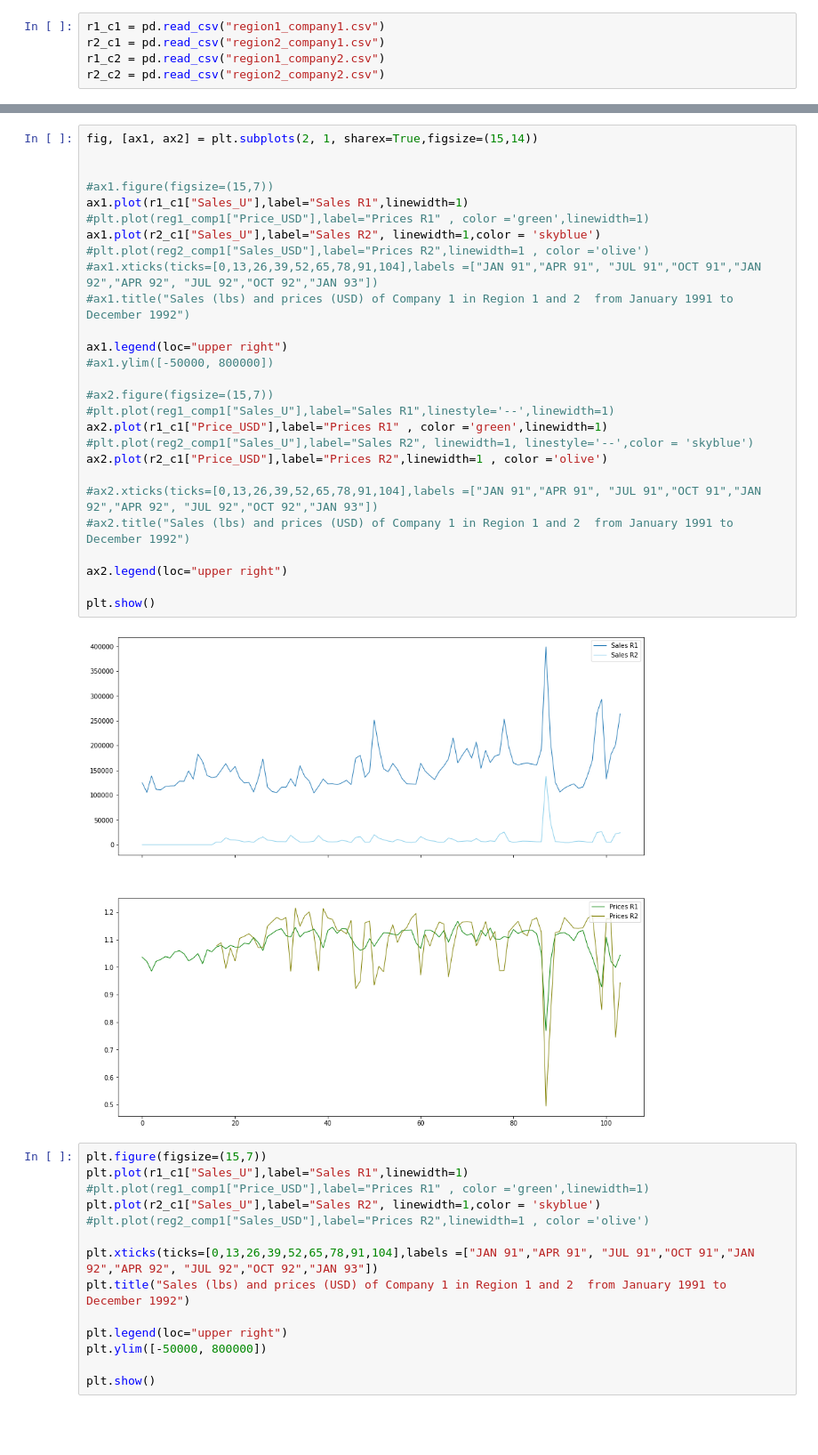
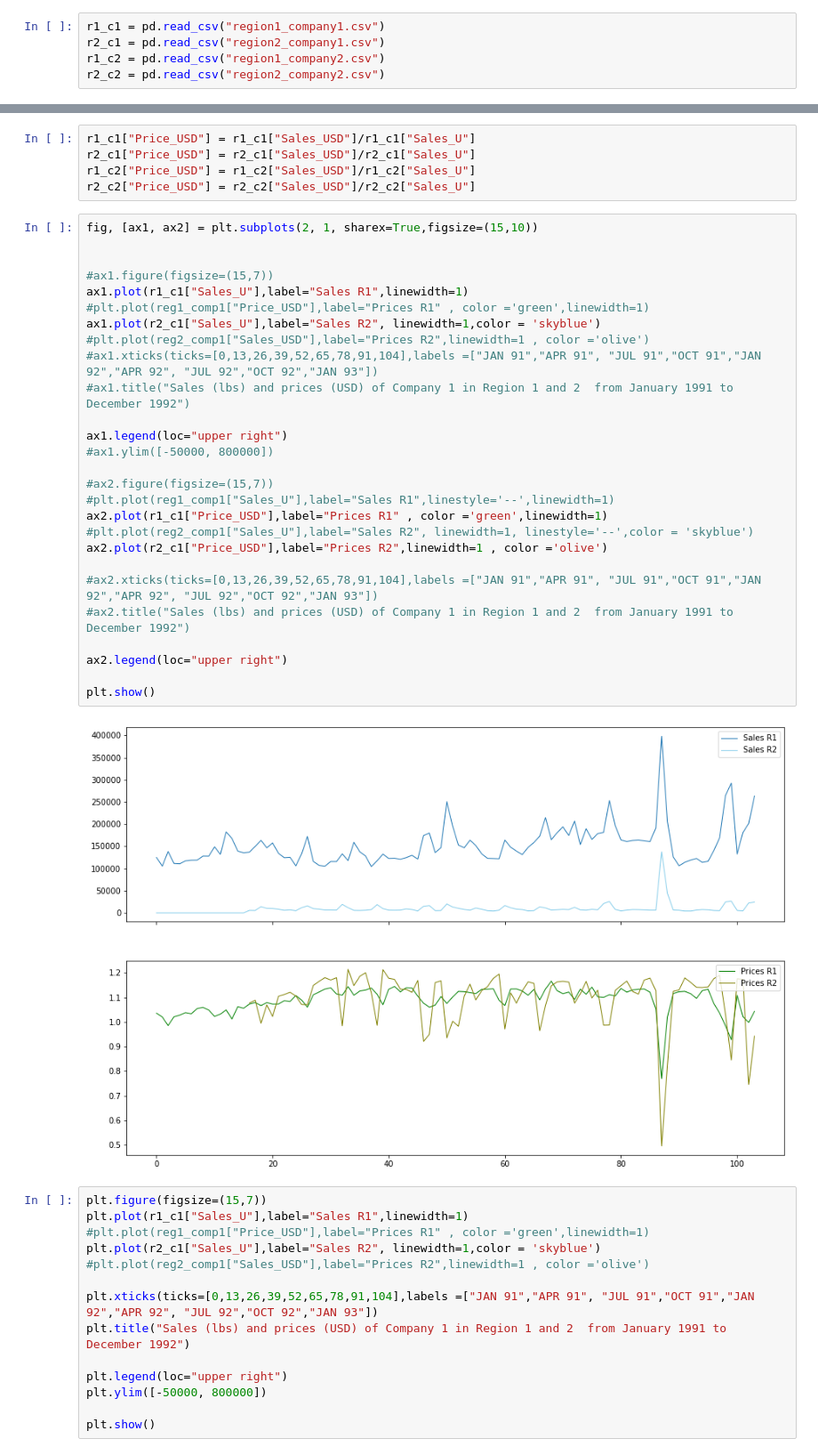
Before and after one commit to hinojosaad/Damavis-Challenge, a Jupyter notebook: Damavis Data Science Challenge Ex 2.ipynb, the cells around one changed output, grey strips where cells are left out. Shown at 89% size. Saved outputs shown, nothing was run; the diff lists cells and outputs as text; blank space fills up the shorter version.

```diff
--- a/Damavis Data Science Challenge Ex 2.ipynb
+++ b/Damavis Data Science Challenge Ex 2.ipynb
@@ -27,32 +22,37 @@ r2_c2["Price_USD"] = r2_c2["Sales_USD"]/r2_c2["Sales_U"]
-# %%
-fig, [ax1, ax2] = plt.subplots(2, 1, sharex=True,figsize=(15,14))
-
-
-#ax1.figure(figsize=(15,7))
-ax1.plot(r1_c1["Sales_U"],label="Sales R1",linewidth=1)
-#plt.plot(reg1_comp1["Price_USD"],label="Prices R1" , color ='green',linewidth=1)
-ax1.plot(r2_c1["Sales_U"],label="Sales R2", linewidth=1,color = 'skyblue')
-#plt.plot(reg2_comp1["Sales_USD"],label="Prices R2",linewidth=1 , color ='olive')
-#ax1.xticks(ticks=[0,13,26,39,52,65,78,91,104],labels =["JAN 91","APR 91", "JUL 91","OCT 91","JAN 92","APR 92", "JUL 92","OCT 92","JAN 93"])
-#ax1.title("Sales (lbs) and prices (USD) of Company 1 in Region 1 and 2  from January 1991 to December 1992")
-
-ax1.legend(loc="upper right")
-#ax1.ylim([-50000, 800000])
-
-#ax2.figure(figsize=(15,7))
-#plt.plot(reg1_comp1["Sales_U"],label="Sales R1",linestyle='--',linewidth=1)
-ax2.plot(r1_c1["Price_USD"],label="Prices R1" , color ='green',linewidth=1)
-#plt.plot(reg2_comp1["Sales_U"],label="Sales R2", linewidth=1, linestyle='--',color = 'skyblue')
-ax2.plot(r2_c1["Price_USD"],label="Prices R2",linewidth=1 , color ='olive')
-
-#ax2.xticks(ticks=[0,13,26,39,52,65,78,91,104],labels =["JAN 91","APR 91", "JUL 91","OCT 91","JAN 92","APR 92", "JUL 92","OCT 92","JAN 93"])
-#ax2.title("Sales (lbs) and prices (USD) of Company 1 in Region 1 and 2  from January 1991 to December 1992")
-
-ax2.legend(loc="upper right")
-
-plt.show()
-# %% [output]
-[figure, removed]
+# %%
+r1_c1["Price_USD"] = r1_c1["Sales_USD"]/r1_c1["Sales_U"]
+r2_c1["Price_USD"] = r2_c1["Sales_USD"]/r2_c1["Sales_U"]
+r1_c2["Price_USD"] = r1_c2["Sales_USD"]/r1_c2["Sales_U"]
+r2_c2["Price_USD"] = r2_c2["Sales_USD"]/r2_c2["Sales_U"]
+# %%
+fig, [ax1, ax2] = plt.subplots(2, 1, sharex=True,figsize=(15,10))
+
+
+#ax1.figure(figsize=(15,7))
+ax1.plot(r1_c1["Sales_U"],label="Sales R1",linewidth=1)
+#plt.plot(reg1_comp1["Price_USD"],label="Prices R1" , color ='green',linewidth=1)
+ax1.plot(r2_c1["Sales_U"],label="Sales R2", linewidth=1,color = 'skyblue')
+#plt.plot(reg2_comp1["Sales_USD"],label="Prices R2",linewidth=1 , color ='olive')
+#ax1.xticks(ticks=[0,13,26,39,52,65,78,91,104],labels =["JAN 91","APR 91", "JUL 91","OCT 91","JAN 92","APR 92", "JUL 92","OCT 92","JAN 93"])
+#ax1.title("Sales (lbs) and prices (USD) of Company 1 in Region 1 and 2  from January 1991 to December 1992")
+
+ax1.legend(loc="upper right")
+#ax1.ylim([-50000, 800000])
+
+#ax2.figure(figsize=(15,7))
+#plt.plot(reg1_comp1["Sales_U"],label="Sales R1",linestyle='--',linewidth=1)
+ax2.plot(r1_c1["Price_USD"],label="Prices R1" , color ='green',linewidth=1)
+#plt.plot(reg2_comp1["Sales_U"],label="Sales R2", linewidth=1, linestyle='--',color = 'skyblue')
+ax2.plot(r2_c1["Price_USD"],label="Prices R2",linewidth=1 , color ='olive')
+
+#ax2.xticks(ticks=[0,13,26,39,52,65,78,91,104],labels =["JAN 91","APR 91", "JUL 91","OCT 91","JAN 92","APR 92", "JUL 92","OCT 92","JAN 93"])
+#ax2.title("Sales (lbs) and prices (USD) of Company 1 in Region 1 and 2  from January 1991 to December 1992")
+
+ax2.legend(loc="upper right")
+
+plt.show()
+# %% [output]
+[figure, added]
 # %%
 plt.figure(figsize=(15,7))
 plt.plot(r1_c1["Sales_U"],label="Sales R1",linewidth=1)
```
Also changed, not shown: parts of 13 cells of this notebook.
